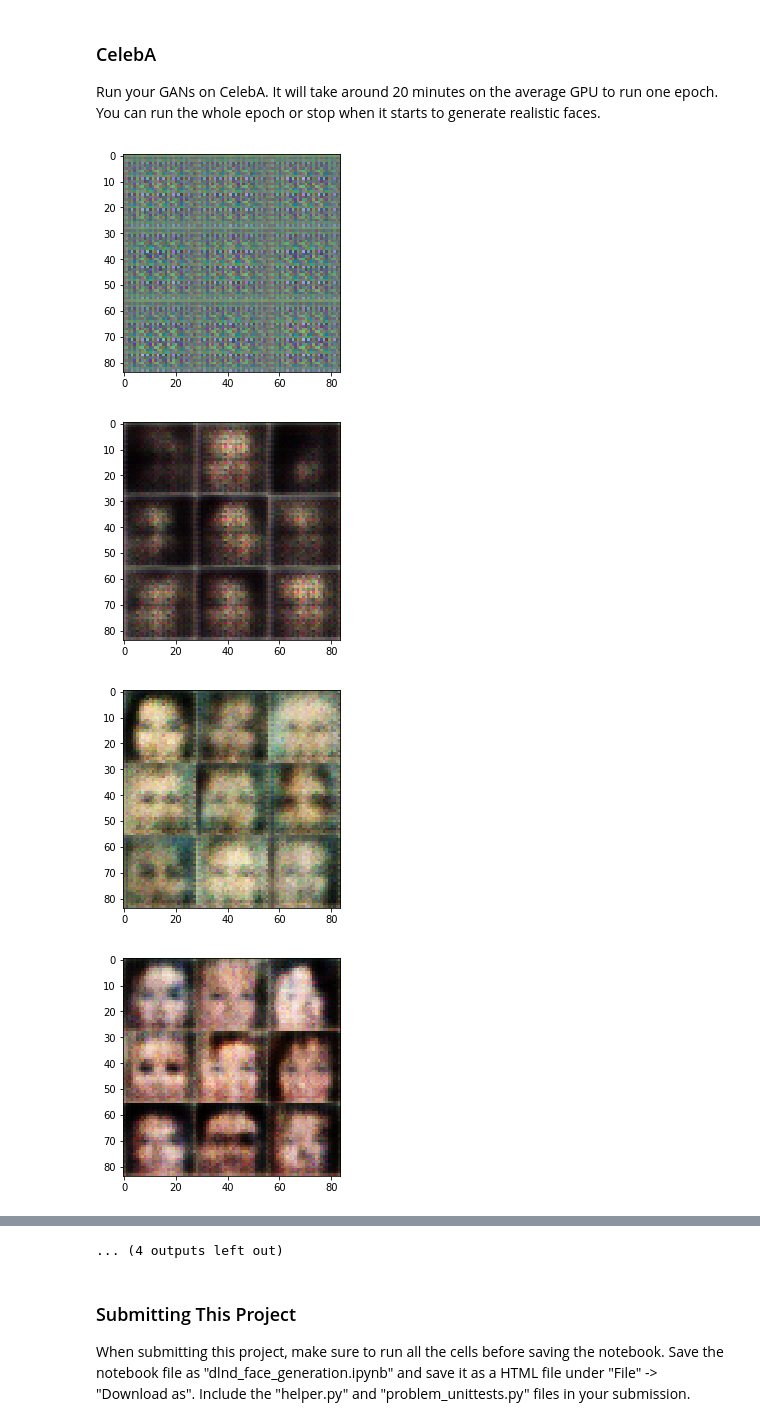
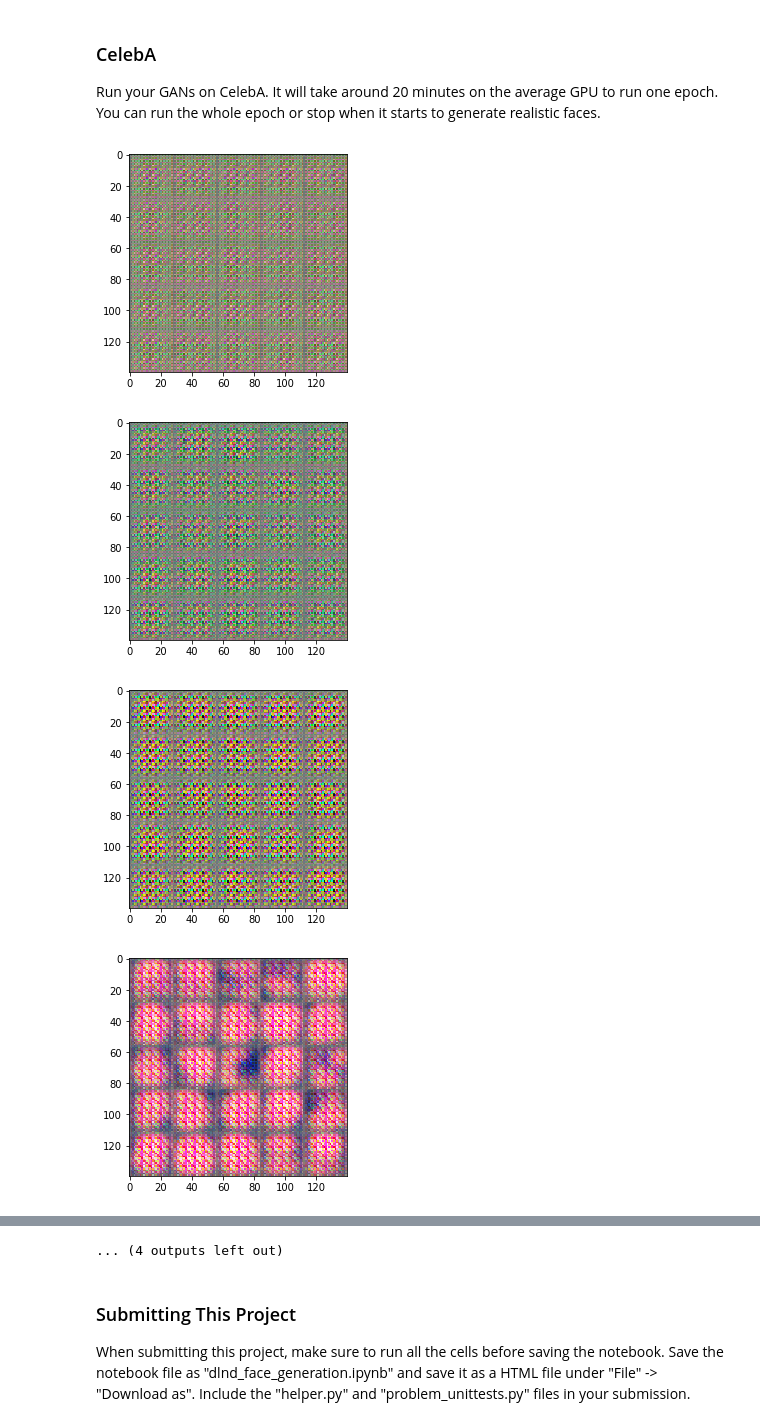
Before and after one commit to sotsugov/nd101, a Jupyter notebook: project5/dlnd_face_generation.ipynb, the cells around one changed output, grey strips where cells are left out. Cells and saved outputs as stored; diff of their text form; code cells hidden in the pictures.

Commit message:
Update p5 with dropout and smoothing

```diff
--- a/project5/dlnd_face_generation.ipynb
+++ b/project5/dlnd_face_generation.ipynb
@@ -133,29 +133,28 @@ Tests Passed
 ### Discriminator
 Implement `discriminator` to create a discriminator neural network that discriminates on `images`.  This function should be able to reuse the variabes in the neural network.  Use [`tf.variable_scope`](https://www.tensorflow.org/api_docs/python/tf/variable_scope) with a scope name of "discriminator" to allow the variables to be reused.  The function should return a tuple of (tensor output of the generator, tensor logits of the generator).
 # %%
-def discriminator(images, reuse=False):
+def discriminator(images, reuse=False, alpha=0.2, dropout=0.8):
     """
     Create the discriminator network
     :param image: Tensor of input image(s)
     :param reuse: Boolean if the weights should be reused
     :return: Tuple of (tensor output of the discriminator, tensor logits of the discriminator)
     """
-    alpha=0.2
-
     with tf.variable_scope('discriminator', reuse=reuse):
         x1 = tf.layers.conv2d(images, 64, 5, strides=2, padding='valid')
-        relu1 = tf.maximum(alpha * x1, x1)
+        x1 = tf.maximum(alpha * x1, x1)
 
-        x2 = tf.layers.conv2d(relu1, 128, 5, strides=2, padding='same')
-        bn2 = tf.layers.batch_normalization(x2, training=True)
-        relu2 = tf.maximum(alpha * bn2, bn2)
+        x2 = tf.layers.conv2d(x1, 128, 5, strides=2, padding='same')
+        x2 = tf.layers.batch_normalization(x2, training=True)
+        x2 = tf.maximum(alpha * x2, x2)
 
-        x3 = tf.layers.conv2d(relu2, 256, 5, strides=2, padding='valid')
-        bn3 = tf.layers.batch_normalization(x3, training=True)
-        relu3 = tf.maximum(alpha * bn3, bn3)
+        x3 = tf.layers.conv2d(x2, 256, 5, strides=2, padding='valid')
+        x3 = tf.layers.batch_normalization(x3, training=True)
+        x3 = tf.maximum(alpha * x3, x3)
+        x3 = tf.nn.dropout(x3, dropout)
 
-        relu3_shape = relu3.shape.as_list()
-        flat = tf.reshape(relu3, (-1, (relu3_shape[1] * relu3_shape[2] * relu3_shape[3])))
+        x3_shape = x3.shape.as_list()
+        flat = tf.reshape(x3, (-1, (x3_shape[1] * x3_shape[2] * x3_shape[3])))
         logits = tf.layers.dense(flat, 1)
         out = tf.sigmoid(logits)
 
@@ -171,7 +170,7 @@ Tests Passed
 ### Generator
 Implement `generator` to generate an image using `z`. This function should be able to reuse the variabes in the neural network.  Use [`tf.variable_scope`](https://www.tensorflow.org/api_docs/python/tf/variable_scope) with a scope name of "generator" to allow the variables to be reused. The function should return the generated 28 x 28 x `out_channel_dim` images.
 # %%
-def generator(z, out_channel_dim, is_train=True):
+def generator(z, out_channel_dim, is_train=True, alpha=0.2, dropout=0.8):
     """
     Create the generator network
     :param z: Input z
@@ -179,18 +178,16 @@ def generator(z, out_channel_dim, is_train=True):
     :param is_train: Boolean if generator is being used for training
     :return: The tensor output of the generator
     """
-    alpha=0.2
-
     with tf.variable_scope('generator', reuse=not is_train):
         x1 = tf.layers.dense(z, 4*4*512)
         x1 = tf.reshape(x1, (-1, 4, 4, 512))
         x1 = tf.layers.batch_normalization(x1, training=is_train)
         x1 = tf.maximum(alpha * x1, x1) # 4, 4, 512
+        x1 = tf.nn.dropout(x1, dropout)
 
         x2 = tf.layers.conv2d_transpose(x1, 128, 5, strides=3, padding='valid')
         x2 = tf.layers.batch_normalization(x2, training=is_train)
         x2 = tf.maximum(alpha * x2, x2) # 14, 14, 128
-
 
         x3 = tf.layers.conv2d_transpose(x2, 64, 5, strides=1, padding='same')
         x3 = tf.layers.batch_normalization(x3, training=is_train)
@@ -227,13 +224,13 @@ def model_loss(input_real, input_z, out_channel_dim):
 
     d_loss_real = tf.reduce_mean(
         tf.nn.sigmoid_cross_entropy_with_logits(
-            logits=d_logits_real, labels=tf.ones_like(d_model_real)))
+            logits=d_logits_real, labels=tf.ones_like(d_model_real * 0.9)))
     d_loss_fake = tf.reduce_mean(
         tf.nn.sigmoid_cross_entropy_with_logits(
             logits=d_logits_fake, labels=tf.zeros_like(d_model_fake)))
     g_loss = tf.reduce_mean(
         tf.nn.sigmoid_cross_entropy_with_logits(
-            logits=d_logits_fake, labels=tf.ones_like(d_model_fake)))
+            logits=d_logits_fake, labels=tf.ones_like(d_model_fake * 0.9)))
 
     d_loss = d_loss_real + d_loss_fake
 
@@ -337,7 +334,7 @@ def train(epoch_count, batch_size, z_dim, learning_rate, beta1, get_batches, dat
     sample_z = np.random.uniform(-1, 1, size=(50, z_dim))
 
     batch_count = 0
-    n_images = 9
+    n_images = 25
 
     samples, losses = [], []
 
@@ -414,21 +413,21 @@ Run your GANs on CelebA.  It will take around 20 minutes on the average GPU to r
 # %%
 batch_size = 128
 z_dim = 100
-learning_rate = 4e-4
-beta1 = 0.5
+learning_rate = 0.0003
+beta1 = 0.6
 
 
 """
 DON'T MODIFY ANYTHING IN THIS CELL THAT IS BELOW THIS LINE
 """
 epochs = 1
 
 celeba_dataset = helper.Dataset('celeba', glob(os.path.join(data_dir, 'img_align_celeba/*.jpg')))
 with tf.Graph().as_default():
     train(epochs, batch_size, z_dim, learning_rate, beta1, celeba_dataset.get_batches,
           celeba_dataset.shape, celeba_dataset.image_mode)
 # %% [output]
-[figure, old version]
+[figure, new version]
-[figure, old version]
+[figure, new version]
-[figure, old version]
+[figure, new version]
-[figure, old version]
+[figure, new version]
```
Also changed, not shown: parts of 2 cells of this notebook, 3 other files.
